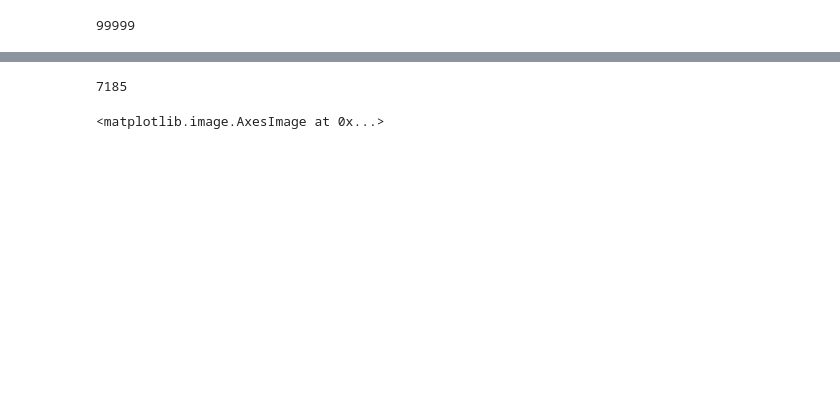
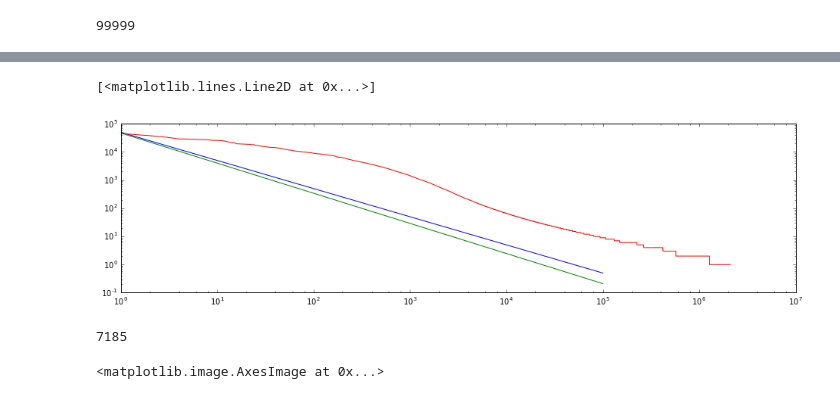
Before and after one commit to inspirehep/invenio-trends, a Jupyter notebook: research/Termvectors.ipynb, the cells around one changed output, grey strips where cells are left out. Drawn from its saved outputs; the diff is of its cells as text; code cells hidden in the pictures; blank space fills up the shorter version.

```diff
--- a/research/Termvectors.ipynb
+++ b/research/Termvectors.ipynb
@@ -80,3 +79,12 @@ sorted(word_freq.items(), key=lambda x: -x[1])
+# %%
+plt.xscale('log')
+plt.yscale('log')
+plt.plot(5e9 * sp.stats.zipf.pmf(range(100000), 1.00001))
+plt.plot(7e5 * sp.stats.zipf.pmf(range(100000), 1.07))
+plt.plot(y)
+# %% [output]
+[<matplotlib.lines.Line2D at 0x...>]
+[figure, added]
 # %%
 word_freq['higg']
 # %% [output]
```
Also changed, not shown: parts of 9 cells of this notebook, 1 other file.
